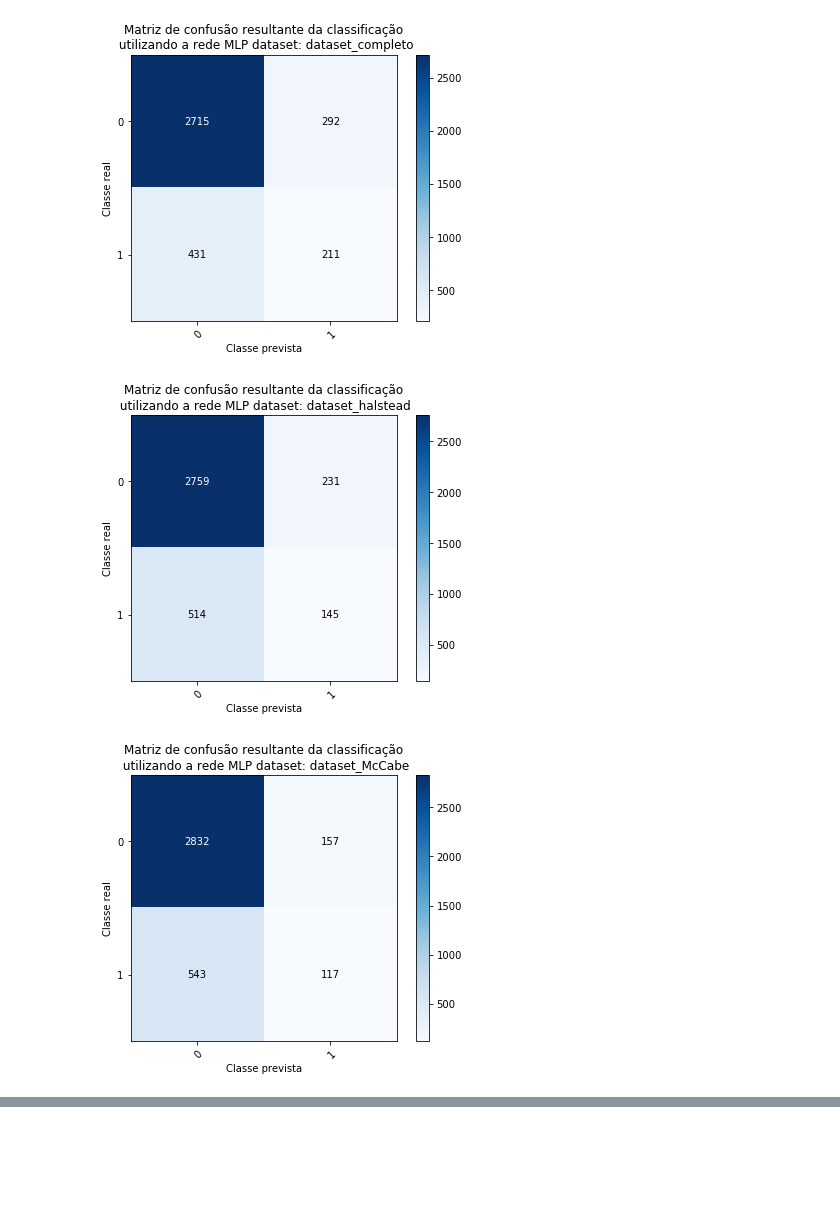
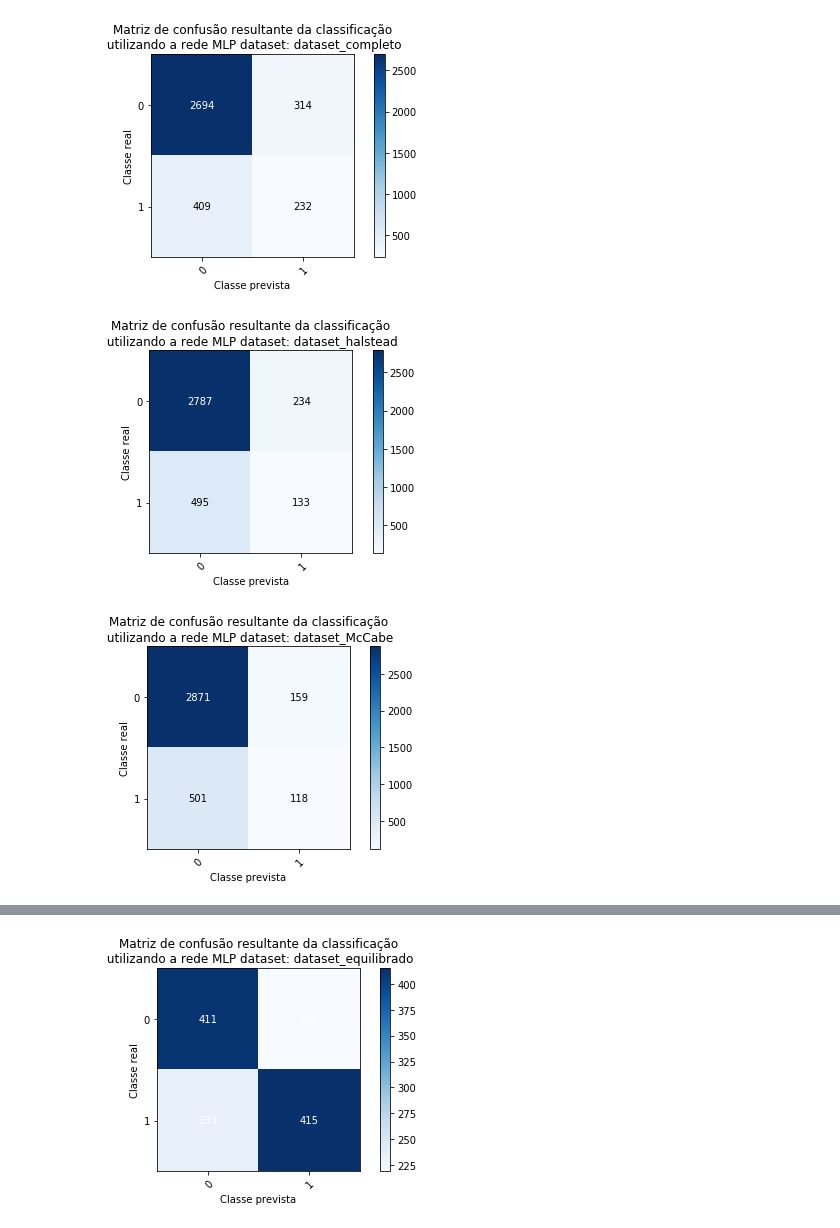
Before and after one commit to Pssales/Data-Science-Project, a Jupyter notebook: classificacao/MLP.ipynb, the cells around one changed output, grey strips where cells are left out. Saved outputs shown, nothing was run; the diff lists cells and outputs as text; code cells hidden in the pictures; blank space fills up the shorter version.

Commit message:
add dataset equilibrado

```diff
--- a/classificacao/MLP.ipynb
+++ b/classificacao/MLP.ipynb
@@ -50,40 +50,40 @@ from sklearn.utils.multiclass import unique_labels
         return ax
 # %%
 
-datasets = ['dataset_completo','dataset_halstead','dataset_McCabe',
-            'data_mutual_info_regression','dataset_mutual_info_classif']
+datasets = ['dataset_completo','dataset_halstead','dataset_McCabe','data_mutual_info_regression',
+            'dataset_mutual_info_classif','dataset_equilibrado']
 for dataset in datasets:
     data = pd.read_csv('C:/Users/Camila/Desktop/Data-Science-Project/dataset2/'+dataset+'.csv')
     X = data.drop('defects',axis=1)
     y = data['defects']
 
 
     # Dividir os dados em conjuntos de treinamento e teste.
     X_train, X_test, y_train, y_test = train_test_split(X, y)
 
 
     # Normalização de dados.
     scaler = StandardScaler()
     scaler.fit(X_train)
 
     X_train = scaler.transform(X_train)
     X_test = scaler.transform(X_test)
 
-    mlp = MLPClassifier(hidden_layer_sizes=(230,230,230,230),max_iter=1000, solver='lbfgs')
+    mlp = MLPClassifier(hidden_layer_sizes=(128,128,128),max_iter=1000, solver='lbfgs')
 
     mlp.fit(X_train,y_train)
 
 
     predictions = mlp.predict(X_test)
 
 
     plot_confusion_matrix(y_test, predictions, classes=np.array([0,1]),
                         title='Matriz de confusão resultante da classificação\n utilizando a rede MLP dataset: '+dataset);
 
 
 #     print("\n\n"+dataset+"\n")
 #     print(classification_report(y_test,predictions))
 # %% [output]
-[figure, old version]
+[figure, new version]
-[figure, old version]
+[figure, new version]
-[figure, old version]
+[figure, new version]
@@ -91,0 +92 @@ for dataset in datasets:
+[figure, added]
```
Also changed, not shown: parts of 1 cell of this notebook, 7 other files.
